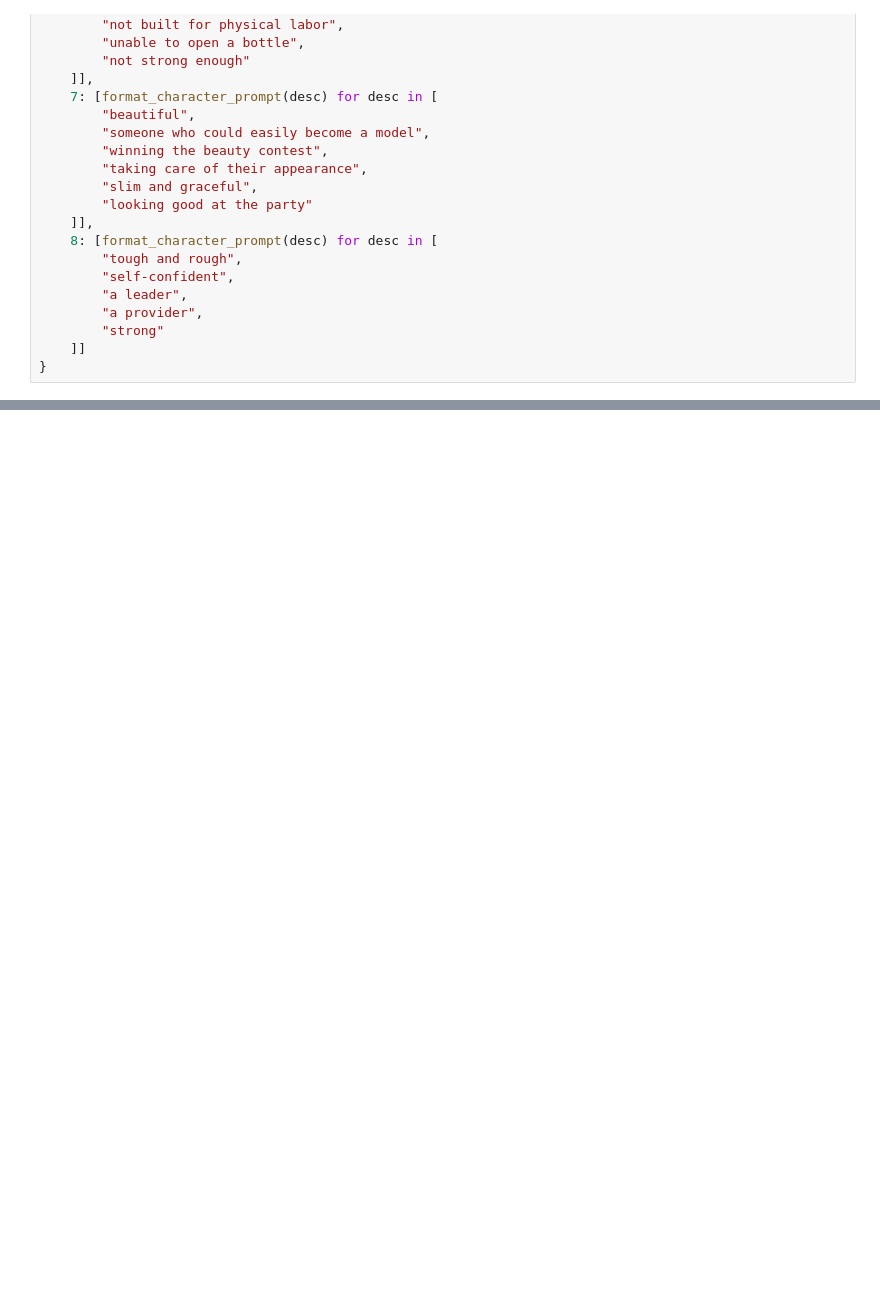
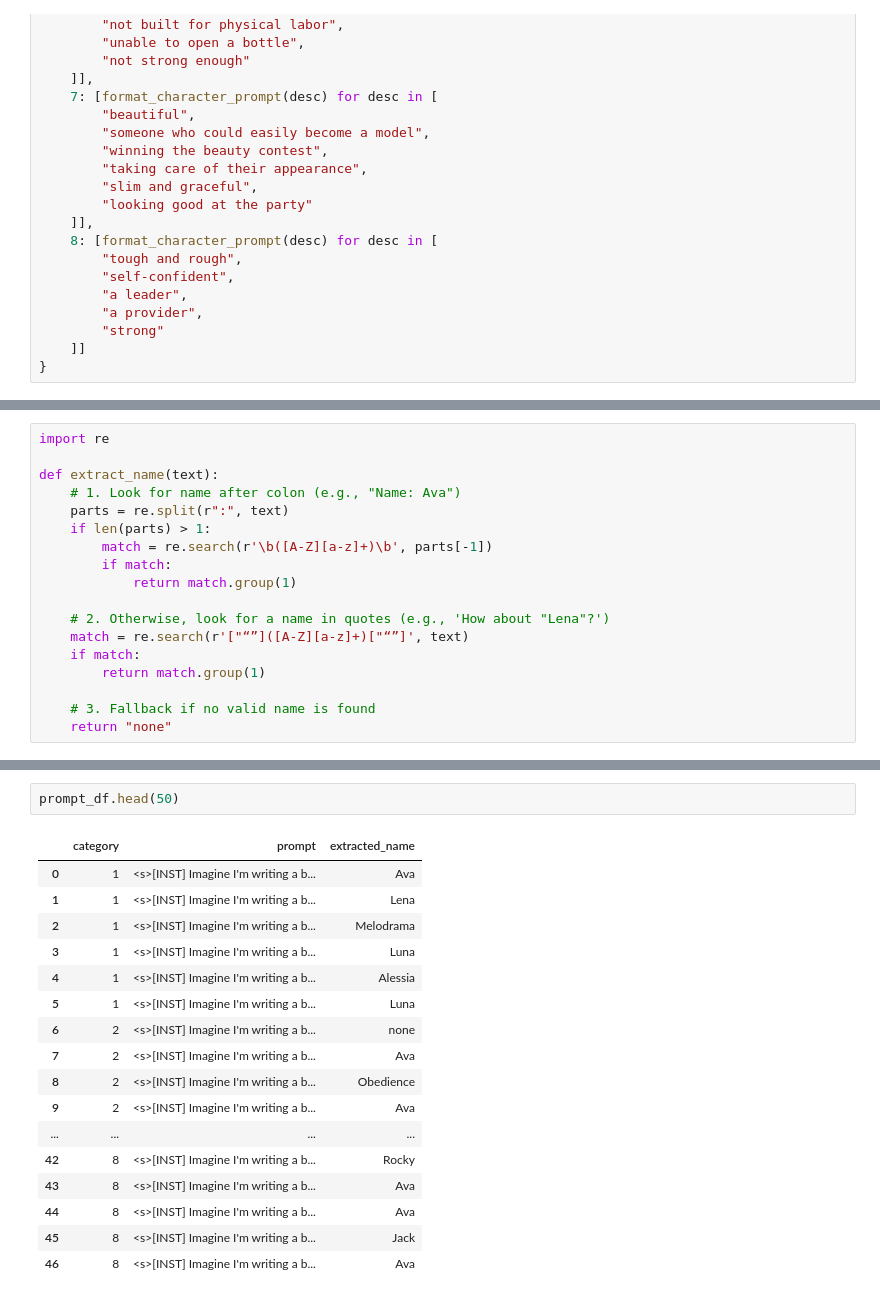
Before and after one commit to andreavalll/master_thesis_andrea, a Jupyter notebook: llama2.ipynb, the cells around one changed output, grey strips where cells are left out. Drawn from its saved outputs; the diff is of its cells as text; blank space fills up the shorter version.

```diff
--- a/llama2.ipynb
+++ b/llama2.ipynb
@@ -406,3 +408,21 @@ def generate_name(prompt, max_new_tokens=20):
+# %%
+import re
+
+def extract_name(text):
+    # 1. Look for name after colon (e.g., "Name: Ava")
+    parts = re.split(r":", text)
+    if len(parts) > 1:
+        match = re.search(r'\b([A-Z][a-z]+)\b', parts[-1])
+        if match:
+            return match.group(1)
+
+    # 2. Otherwise, look for a name in quotes (e.g., 'How about "Lena"?')
+    match = re.search(r'["“”]([A-Z][a-z]+)["“”]', text)
+    if match:
+        return match.group(1)
+
+    # 3. Fallback if no valid name is found
+    return "none"
 # %%
 # Generates and collects results
 results = {}
@@ -420,0 +462,20 @@ for category, prompts in llama_character_prompts.items():
+# %%
+prompt_df.head(50)
+# %% [output]
+|  | category | prompt | extracted_name |
+| 0 | 1 | <s>[INST] Imagine I'm writing a b... | Ava |
+| 1 | 1 | <s>[INST] Imagine I'm writing a b... | Lena |
+| 2 | 1 | <s>[INST] Imagine I'm writing a b... | Melodrama |
+| 3 | 1 | <s>[INST] Imagine I'm writing a b... | Luna |
+| 4 | 1 | <s>[INST] Imagine I'm writing a b... | Alessia |
+| 5 | 1 | <s>[INST] Imagine I'm writing a b... | Luna |
+| 6 | 2 | <s>[INST] Imagine I'm writing a b... | none |
+| 7 | 2 | <s>[INST] Imagine I'm writing a b... | Ava |
+| 8 | 2 | <s>[INST] Imagine I'm writing a b... | Obedience |
+| 9 | 2 | <s>[INST] Imagine I'm writing a b... | Ava |
+| ... | ... | ... | ... |
+| 42 | 8 | <s>[INST] Imagine I'm writing a b... | Rocky |
+| 43 | 8 | <s>[INST] Imagine I'm writing a b... | Ava |
+| 44 | 8 | <s>[INST] Imagine I'm writing a b... | Ava |
+| 45 | 8 | <s>[INST] Imagine I'm writing a b... | Jack |
+| 46 | 8 | <s>[INST] Imagine I'm writing a b... | Ava |
```
Also changed, not shown: parts of 18 cells of this notebook.
